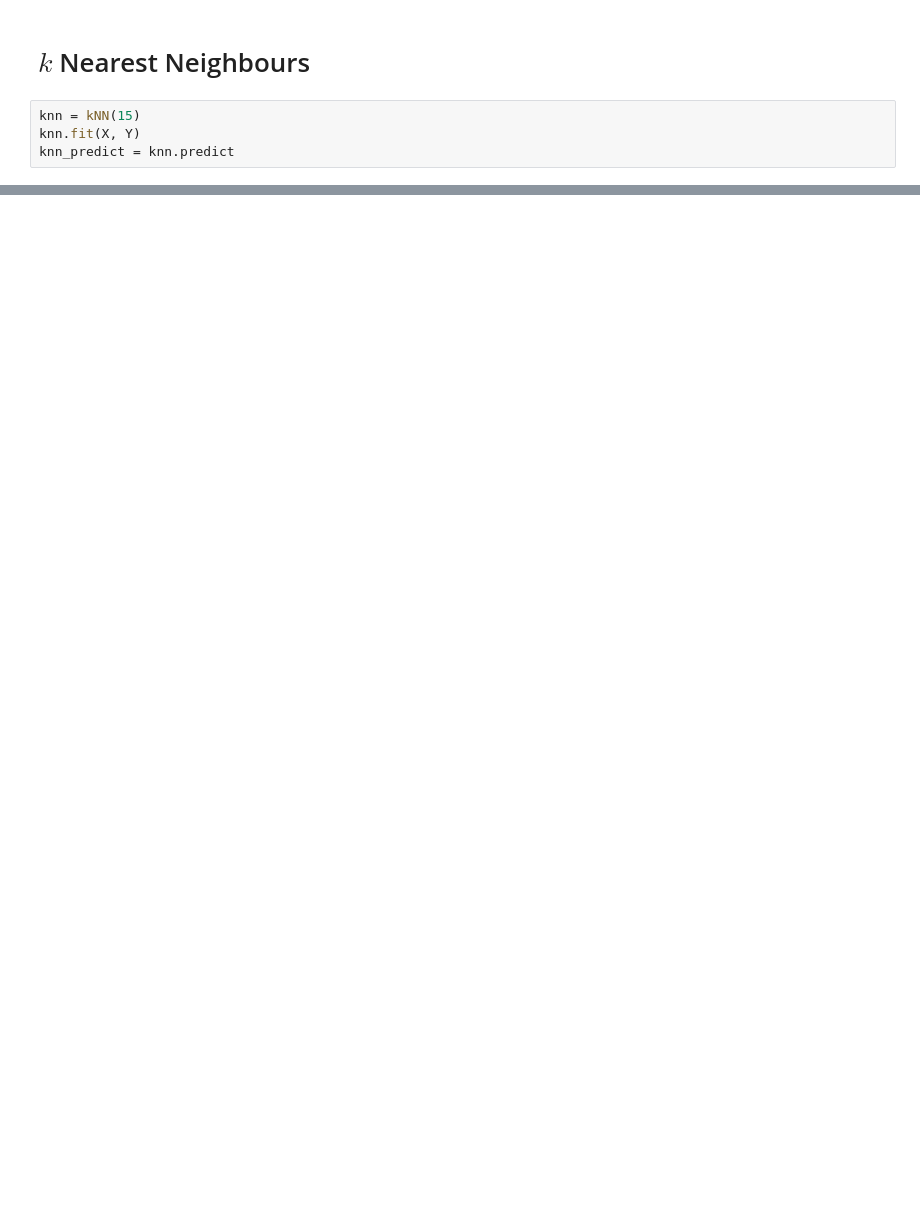
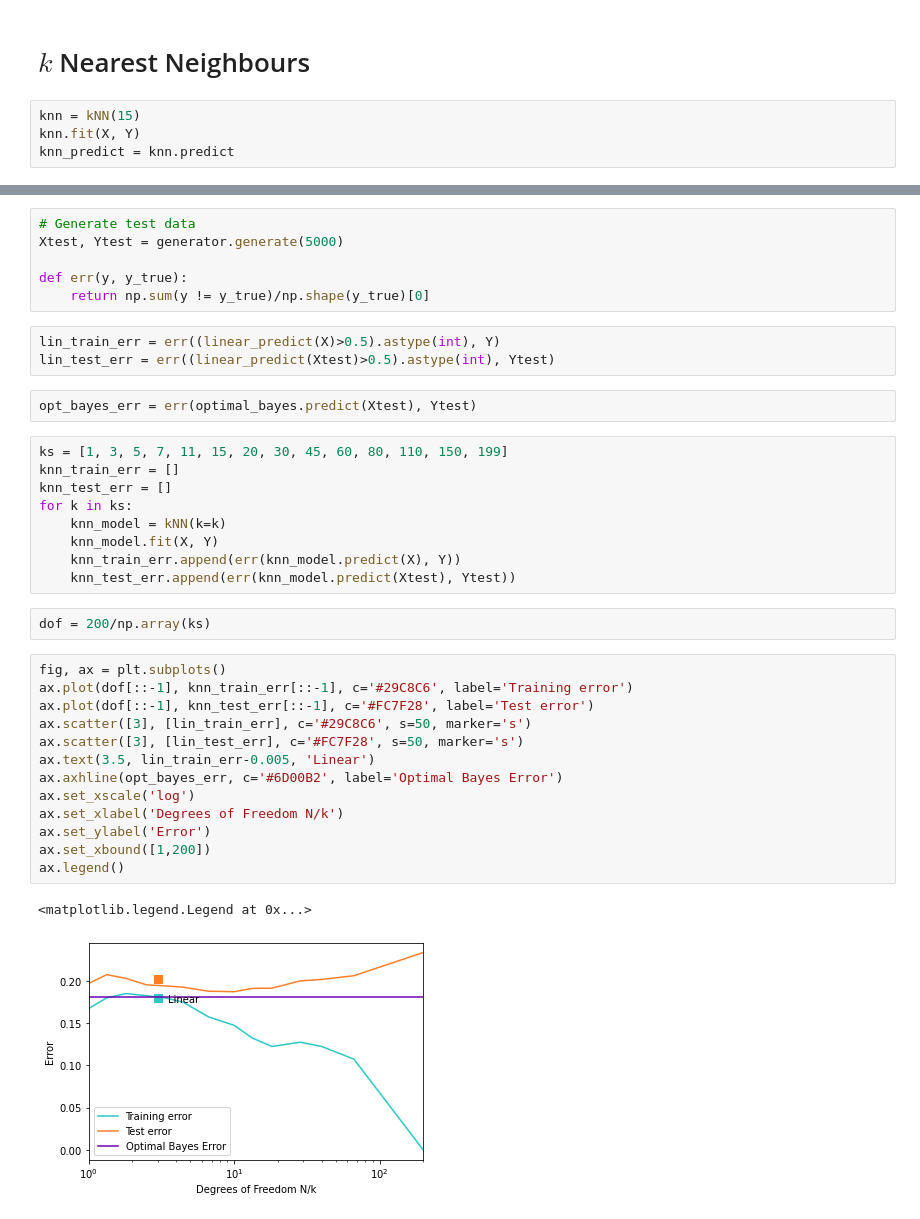
Before and after one commit to mpernow/ml-algos, a Jupyter notebook: mlalgos/example_notebooks/classification.ipynb, the cells around one changed output, grey strips where cells are left out. Drawn from its saved outputs; the diff is of its cells as text; blank space fills up the shorter version.

```diff
--- a/mlalgos/example_notebooks/classification.ipynb
+++ b/mlalgos/example_notebooks/classification.ipynb
@@ -130,0 +153,38 @@ _, _ = plot_model(knn100.predict, 'kNN Classifier k=100')
+# %%
+# Generate test data
+Xtest, Ytest = generator.generate(5000)
+
+def err(y, y_true):
+    return np.sum(y != y_true)/np.shape(y_true)[0]
+# %%
+lin_train_err = err((linear_predict(X)>0.5).astype(int), Y)
+lin_test_err = err((linear_predict(Xtest)>0.5).astype(int), Ytest)
+# %%
+opt_bayes_err = err(optimal_bayes.predict(Xtest), Ytest)
+# %%
+ks = [1, 3, 5, 7, 11, 15, 20, 30, 45, 60, 80, 110, 150, 199]
+knn_train_err = []
+knn_test_err = []
+for k in ks:
+    knn_model = kNN(k=k)
+    knn_model.fit(X, Y)
+    knn_train_err.append(err(knn_model.predict(X), Y))
+    knn_test_err.append(err(knn_model.predict(Xtest), Ytest))
+# %%
+dof = 200/np.array(ks)
+# %%
+fig, ax = plt.subplots()
+ax.plot(dof[::-1], knn_train_err[::-1], c='#29C8C6', label='Training error')
+ax.plot(dof[::-1], knn_test_err[::-1], c='#FC7F28', label='Test error')
+ax.scatter([3], [lin_train_err], c='#29C8C6', s=50, marker='s')
+ax.scatter([3], [lin_test_err], c='#FC7F28', s=50, marker='s')
+ax.text(3.5, lin_train_err-0.005, 'Linear')
+ax.axhline(opt_bayes_err, c='#6D00B2', label='Optimal Bayes Error')
+ax.set_xscale('log')
+ax.set_xlabel('Degrees of Freedom N/k')
+ax.set_ylabel('Error')
+ax.set_xbound([1,200])
+ax.legend()
+# %% [output]
+<matplotlib.legend.Legend at 0x...>
+[figure, added]
```
Also changed, not shown: parts of 8 cells of this notebook.
